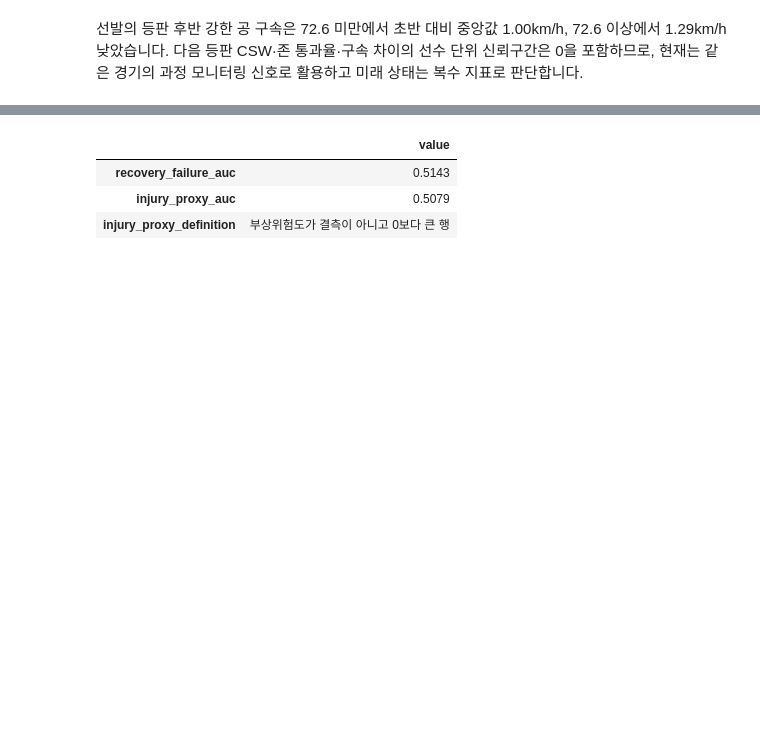
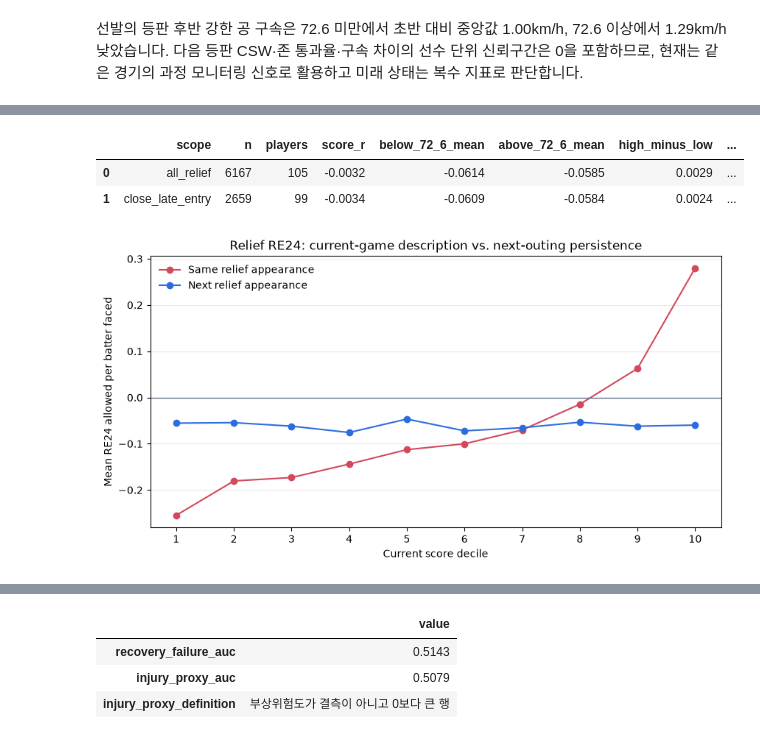
Before and after one commit to jinwon25/KBO-pitcher-fatigue, a Jupyter notebook: notebooks/analysis.ipynb, the cells around one changed output, grey strips where cells are left out. Saved outputs shown, nothing was run; the diff lists cells and outputs as text; code cells hidden in the pictures; blank space fills up the shorter version.

Commit message:
feat: add reliever RE24 validation

```diff
--- a/notebooks/analysis.ipynb
+++ b/notebooks/analysis.ipynb
@@ -234,0 +243,23 @@ display(process.round(4))
+# %%
+relief_re24 = reliever_re24_summary(df, pbp, bootstrap_iterations=500)
+relief_re24.round(4)
+# %% [output]
+|  | scope | n | players | score_r | below_72_6_mean | above_72_6_mean | high_minus_low | ... |
+| 0 | all_relief | 6167 | 105 | -0.0032 | -0.0614 | -0.0585 | 0.0029 | ... |
+| 1 | close_late_entry | 2659 | 99 | -0.0034 | -0.0609 | -0.0584 | 0.0024 | ... |
+# %%
+re24_deciles = reliever_re24_decile_summary(df, pbp)
+plot_data = re24_deciles.pivot(
+    index='score_decile', columns='horizon', values='mean_re24_allowed_per_bf'
+)
+fig, ax = plt.subplots(figsize=(10, 4.8))
+ax.plot(plot_data.index, plot_data['same_appearance'], marker='o', label='Same relief appearance', color='#D1495B')
+ax.plot(plot_data.index, plot_data['next_appearance'], marker='o', label='Next relief appearance', color='#2D6CDF')
+ax.axhline(0, color='#64748B', linewidth=1)
+ax.set(xlabel='Current score decile', ylabel='Mean RE24 allowed per batter faced', xticks=range(1, 11))
+ax.set_title('Relief RE24: current-game description vs. next-outing persistence')
+ax.grid(axis='y', alpha=.25)
+ax.legend(frameon=False)
+plt.show()
+# %% [output]
+[figure, added]
```
Also changed, not shown: parts of 6 cells of this notebook, 17 other files.
